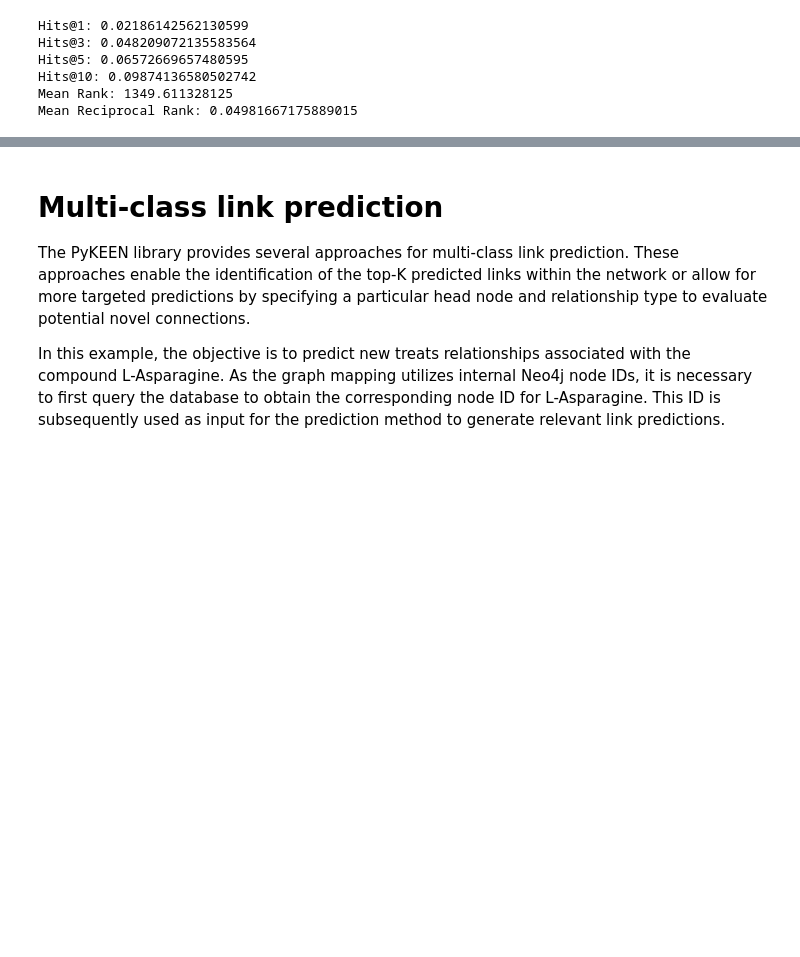
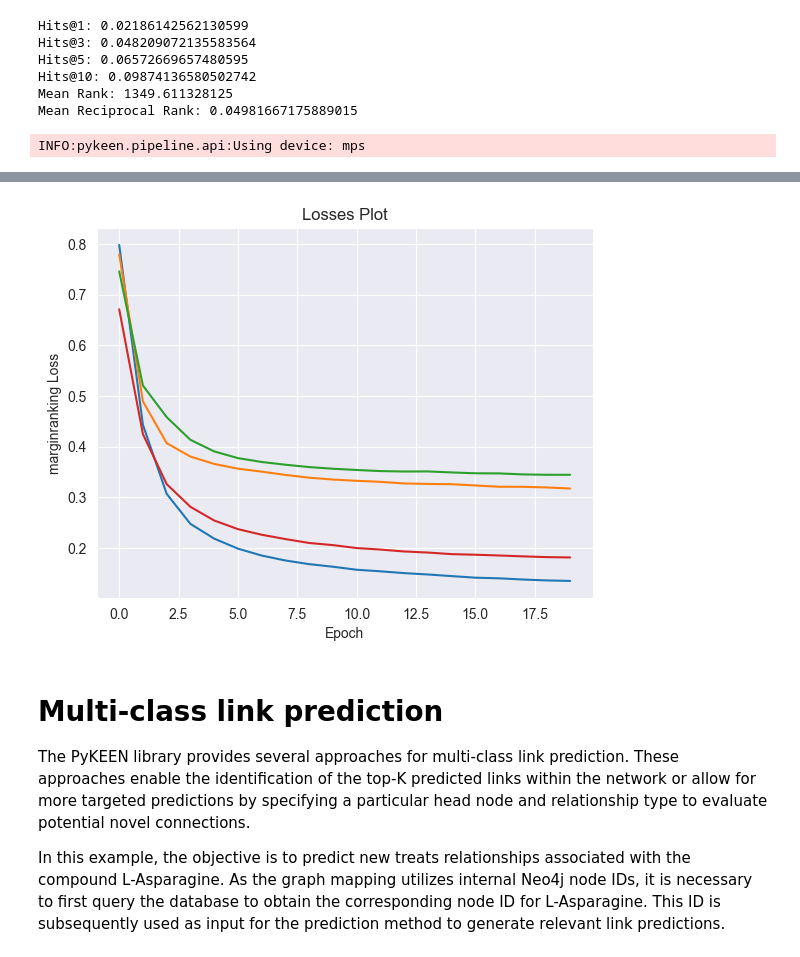
Before and after one commit to willfliaw/APM_5AI29_TP, a Jupyter notebook: Project/Midterm/Main/KGC - Pykeen and Neo4j.ipynb, the cells around one changed output, grey strips where cells are left out. Saved outputs shown, nothing was run; the diff lists cells and outputs as text; code cells hidden in the pictures; blank space fills up the shorter version.

Commit message:
feat: add TransE, TransH, TransR, TransD

```diff
--- a/Project/Midterm/Main/KGC - Pykeen and Neo4j.ipynb
+++ b/Project/Midterm/Main/KGC - Pykeen and Neo4j.ipynb
@@ -250,3 +250,52 @@ Hits@5: 0.06572669657480595
 Hits@10: 0.09874136580502742
 Mean Rank: 1349.611328125
 Mean Reciprocal Rank: 0.04981667175889015
+# %%
+models = [
+    "TransE",
+    "TransH",
+    "TransR",
+    "TransD"]
+    # "ComplEx",
+    # "DistMult",
+    # "ConvE",
+    # "ConvKB",
+    # "HolE",
+    # "RESCAL",
+    # "TuckER"]
+
+evaluator = RankBasedEvaluator()
+
+results = {}
+
+for model in models:
+    result = pipeline(
+        training=training,
+        testing=testing,
+        validation=validation,
+        model=model,
+        # stopper="early",
+        epochs=20,
+        dimensions=128,
+        random_seed=420,
+        device="mps", # Mac GPU only, otherwise please comment this line
+    )
+
+    result.plot_losses()
+
+    metrics = evaluator.evaluate(
+        result.model,
+        testing.mapped_triples,
+        additional_filter_triples=[training.mapped_triples, validation.mapped_triples],
+    )
+
+    results[model] = {
+        "hits@1": metrics.get_metric('hits@1'),
+        "hits@3": metrics.get_metric('hits@3'),
+        "hits@5": metrics.get_metric('hits@5'),
+        "hits@10": metrics.get_metric('hits@10'),
+        "mean_rank": metrics.get_metric('mean_rank'),
+        "mean_reciprocal_rank": metrics.get_metric('mean_reciprocal_rank')
+    }
+# %% [output]
+INFO:pykeen.pipeline.api:Using device: mps
@@ -252,0 +329 @@ Mean Reciprocal Rank: 0.04981667175889015
+[figure, added]
```
Also changed, not shown: parts of 5 cells of this notebook.
